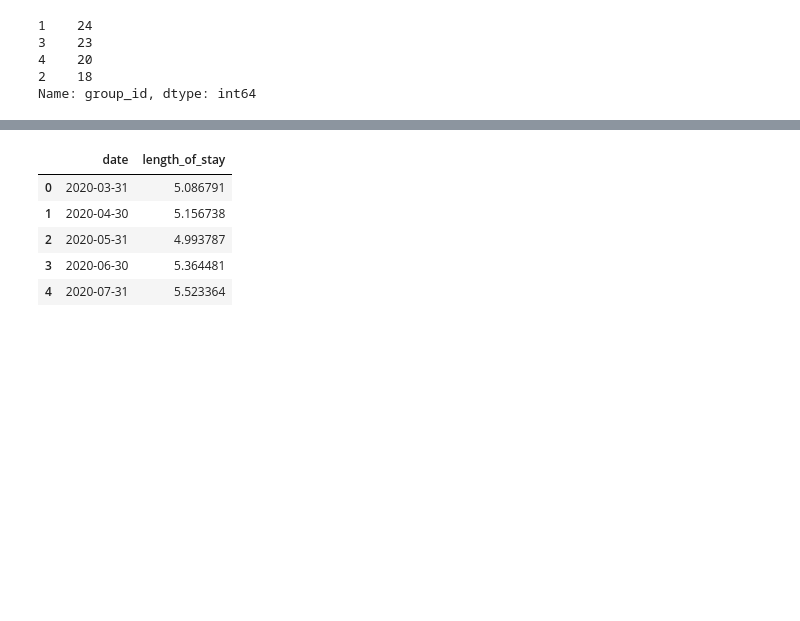
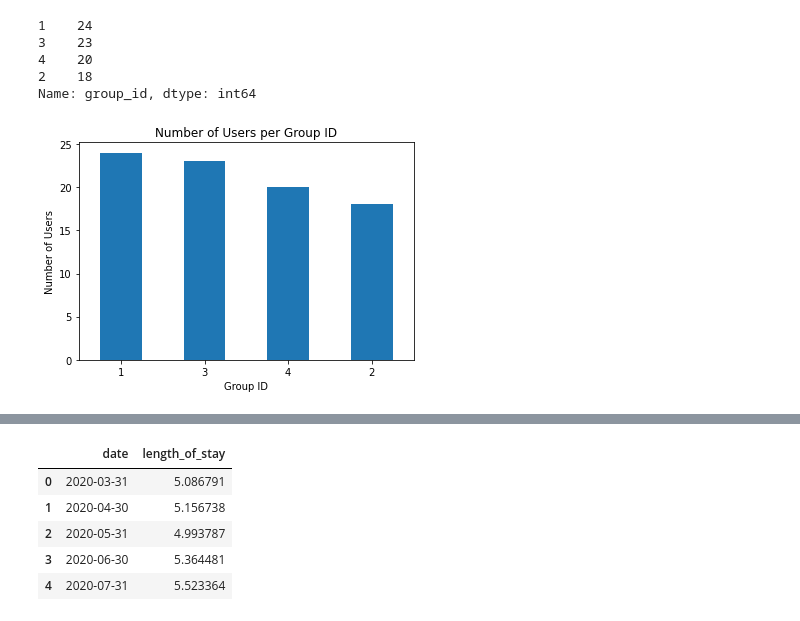
Before and after one commit to valputla/Customer-Success-Project, a Jupyter notebook: Take Home Analysis.ipynb, the cells around one changed output, grey strips where cells are left out. Cells and saved outputs as stored; diff of their text form; code cells hidden in the pictures; blank space fills up the shorter version.

```diff
--- a/Take Home Analysis.ipynb
+++ b/Take Home Analysis.ipynb
@@ -90,8 +92,19 @@ plt.show()
 # %%
-q1_user_groups["group_id"].value_counts()
+q1_user_groups_value_counts = q1_user_groups["group_id"].value_counts()
+q1_user_groups_value_counts
 # %% [output]
 1    24
 3    23
 4    20
 2    18
 Name: group_id, dtype: int64
+# %%
+q1_user_groups_value_counts.plot.bar()
+plt.xticks(rotation=0, horizontalalignment="center")
+plt.title("Number of Users per Group ID")
+plt.xlabel("Group ID")
+plt.ylabel("Number of Users")
+plt.savefig("../Customer-Success-Team-Project/Images/NumberofUsersperGroupID.png")
+plt.show()
+# %% [output]
+[figure, added]
```
Also changed, not shown: parts of 3 cells of this notebook, 3 other files.
